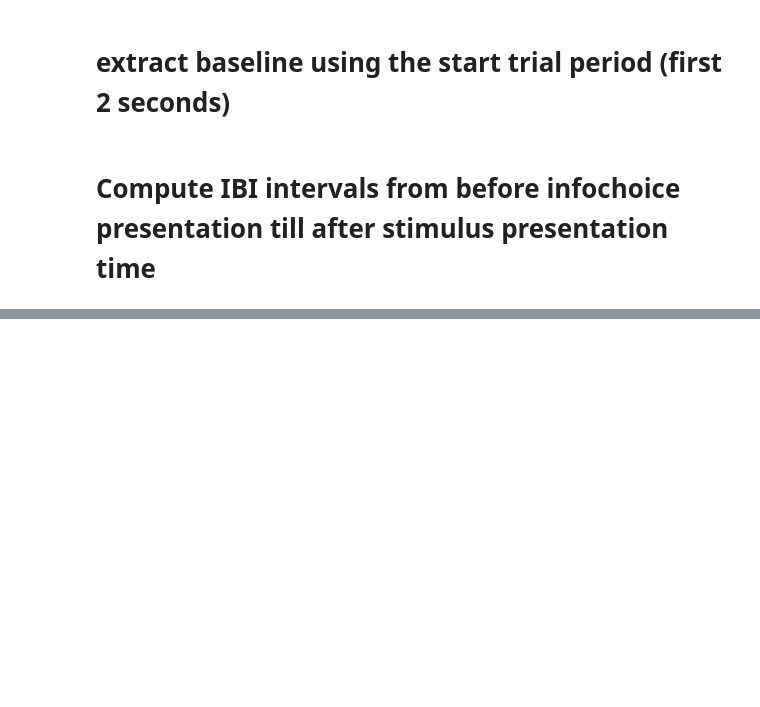
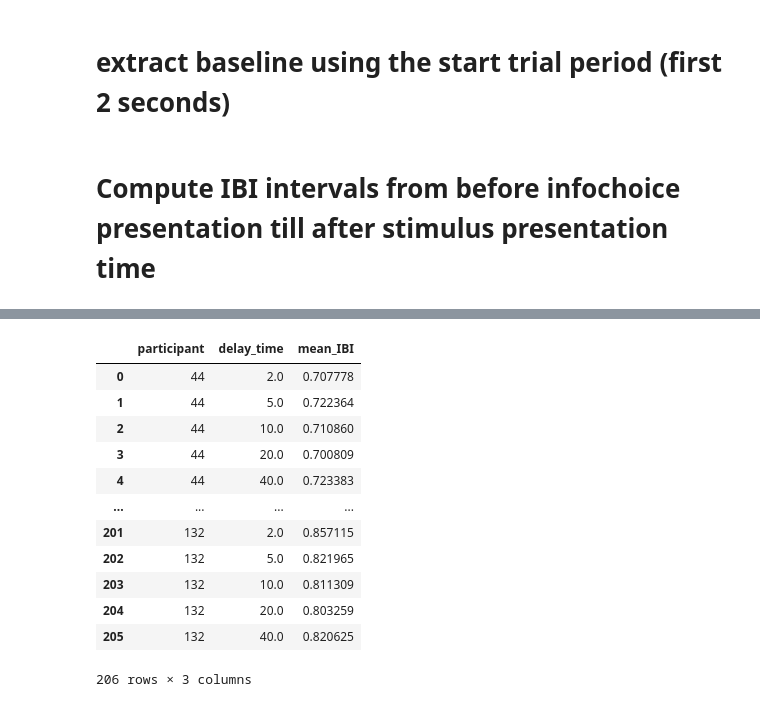
Before and after one commit to stelladongjz/Anticip_EKG_Analysis, a Jupyter notebook: Stella_AvAnt2025_AnalysisEKG_fromPreproc.ipynb, the cells around one changed output, grey strips where cells are left out. Cells and saved outputs as stored; diff of their text form; code cells hidden in the pictures; blank space fills up the shorter version.

```diff
--- a/Stella_AvAnt2025_AnalysisEKG_fromPreproc.ipynb
+++ b/Stella_AvAnt2025_AnalysisEKG_fromPreproc.ipynb
@@ -958,0 +416,16 @@ range(-2, 53, 2)
+# %%
+part_avg_stimNoInfo
+# %% [output]
+|  | participant | delay_time | mean_IBI |
+| 0 | 44 | 2.0 | 0.707778 |
+| 1 | 44 | 5.0 | 0.722364 |
+| 2 | 44 | 10.0 | 0.710860 |
+| 3 | 44 | 20.0 | 0.700809 |
+| 4 | 44 | 40.0 | 0.723383 |
+| ... | ... | ... | ... |
+| 201 | 132 | 2.0 | 0.857115 |
+| 202 | 132 | 5.0 | 0.821965 |
+| 203 | 132 | 10.0 | 0.811309 |
+| 204 | 132 | 20.0 | 0.803259 |
+| 205 | 132 | 40.0 | 0.820625 |
+206 rows × 3 columns
```
Also changed, not shown: parts of 48 cells of this notebook.
